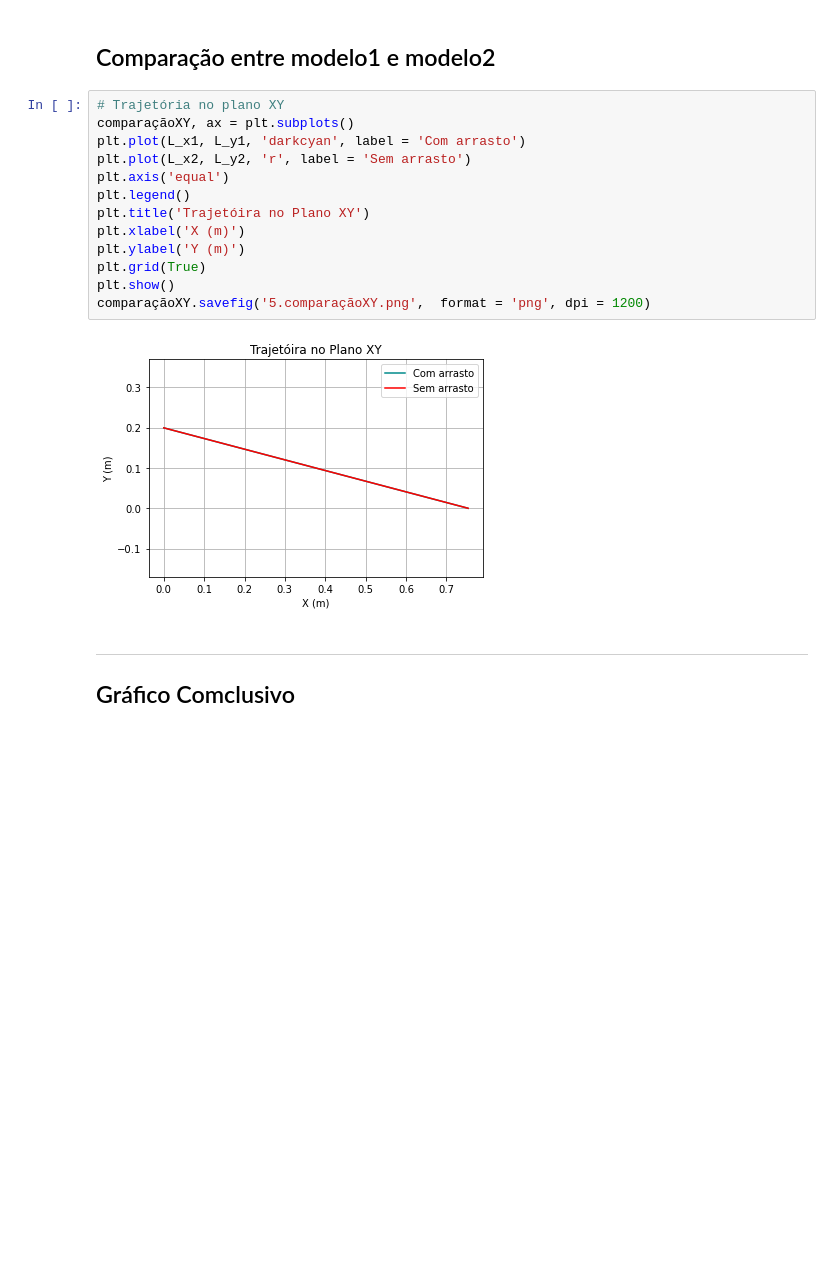
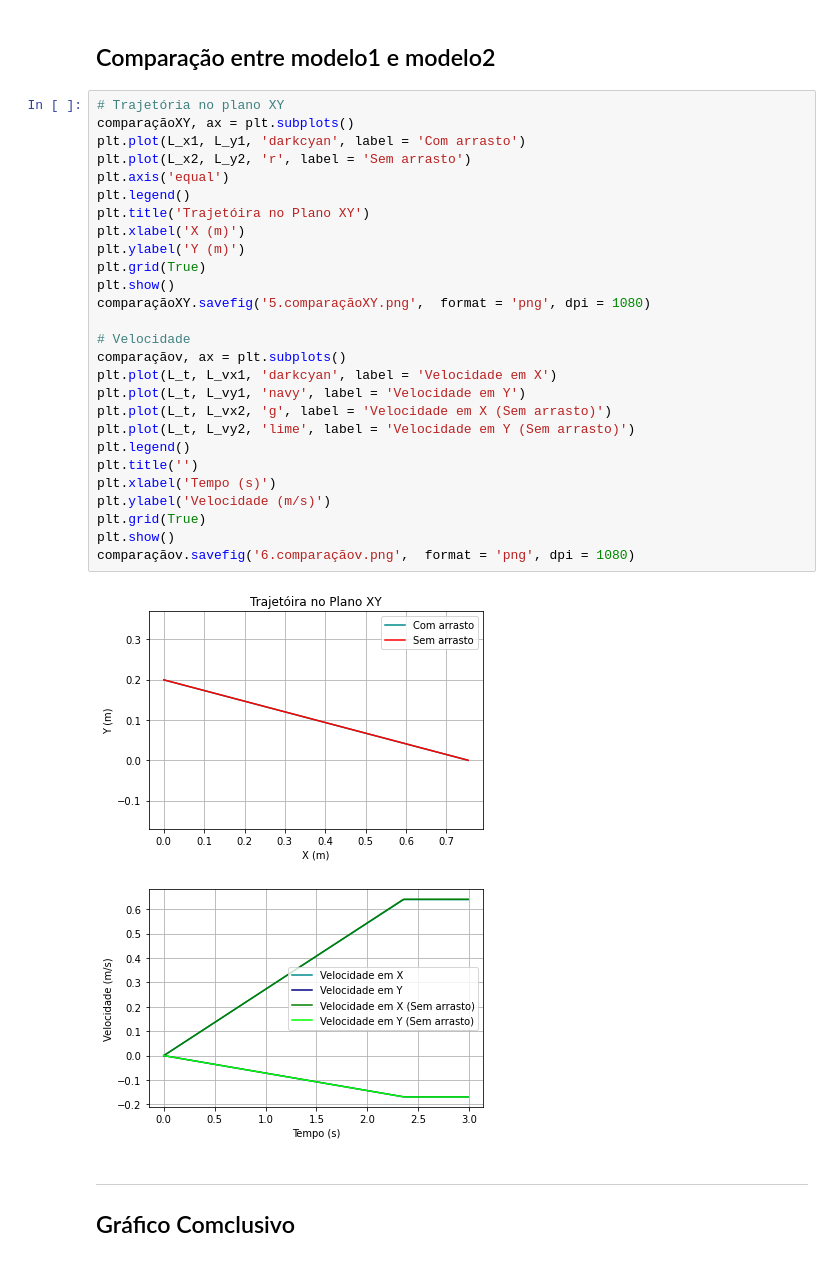
Before and after one commit to pedroivoal/Modsim-P3, a Jupyter notebook: Implementação/modelo.ipynb, the cells around one changed output. Drawn from its saved outputs; the diff is of its cells as text; blank space fills up the shorter version.

```diff
--- a/Implementação/modelo.ipynb
+++ b/Implementação/modelo.ipynb
@@ -177,18 +181,33 @@ plt.show()
 # %%
 # Trajetória no plano XY
 comparaçãoXY, ax = plt.subplots()
 plt.plot(L_x1, L_y1, 'darkcyan', label = 'Com arrasto')
 plt.plot(L_x2, L_y2, 'r', label = 'Sem arrasto')
 plt.axis('equal')
 plt.legend()
 plt.title('Trajetóira no Plano XY')
 plt.xlabel('X (m)')
 plt.ylabel('Y (m)')
 plt.grid(True)
 plt.show()
-comparaçãoXY.savefig('5.comparaçãoXY.png',  format = 'png', dpi = 1200)
+comparaçãoXY.savefig('5.comparaçãoXY.png',  format = 'png', dpi = 1080)
+
+# Velocidade
+comparaçãov, ax = plt.subplots()
+plt.plot(L_t, L_vx1, 'darkcyan', label = 'Velocidade em X')
+plt.plot(L_t, L_vy1, 'navy', label = 'Velocidade em Y')
+plt.plot(L_t, L_vx2, 'g', label = 'Velocidade em X (Sem arrasto)')
+plt.plot(L_t, L_vy2, 'lime', label = 'Velocidade em Y (Sem arrasto)')
+plt.legend()
+plt.title('')
+plt.xlabel('Tempo (s)')
+plt.ylabel('Velocidade (m/s)')
+plt.grid(True)
+plt.show()
+comparaçãov.savefig('6.comparaçãov.png',  format = 'png', dpi = 1080)
 # %% [output]
 [figure]
+[figure, added]
 # %% [markdown]
 ----
 ## Gráfico Comclusivo
```
Also changed, not shown: parts of 3 cells of this notebook, 15 other files.
